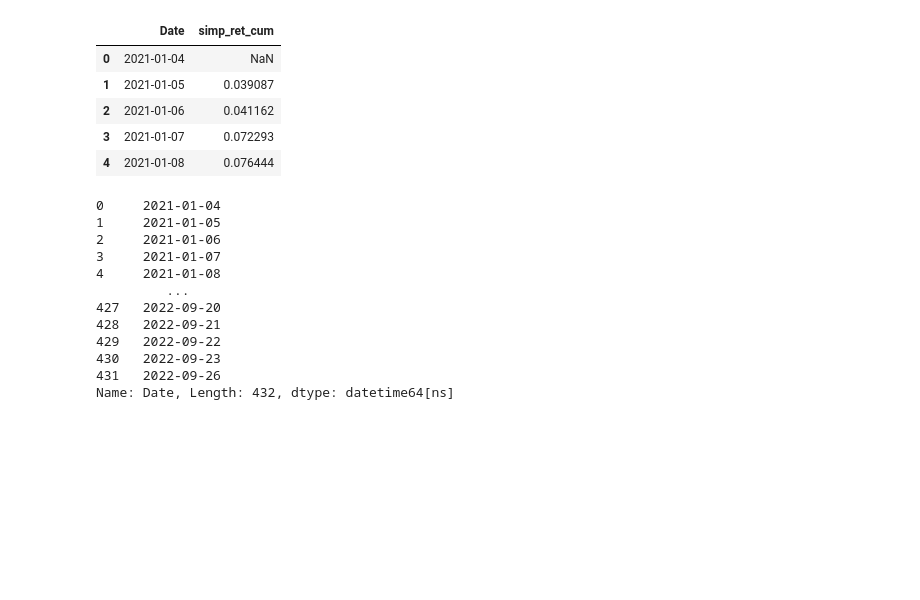
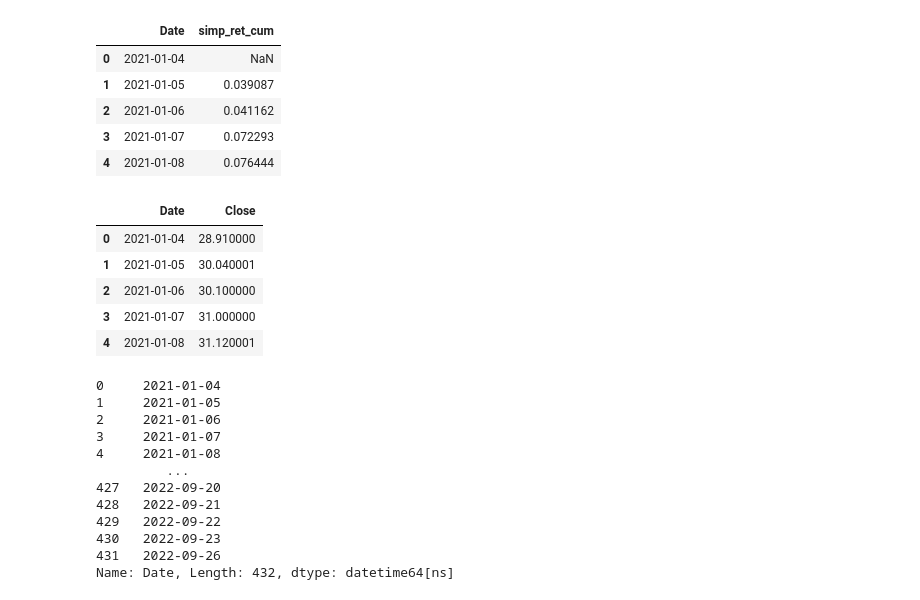
Before and after one commit to andresalerno/mercado_financeiro, a Jupyter notebook: chapter_1.ipynb, the cells around one changed output. Saved outputs shown, nothing was run; the diff lists cells and outputs as text; code cells hidden in the pictures; blank space fills up the shorter version.

```diff
--- a/chapter_1.ipynb
+++ b/chapter_1.ipynb
@@ -450,6 +450,19 @@ df_retorno.head()
 | 2 | 2021-01-06 | 0.041162 |
 | 3 | 2021-01-07 | 0.072293 |
 | 4 | 2021-01-08 | 0.076444 |
+# %%
+df_preco = pd.DataFrame(df['Close'])
+
+df_preco.reset_index(inplace=True)
+
+df_preco.head()
+# %% [output]
+|  | Date | Close |
+| 0 | 2021-01-04 | 28.910000 |
+| 1 | 2021-01-05 | 30.040001 |
+| 2 | 2021-01-06 | 30.100000 |
+| 3 | 2021-01-07 | 31.000000 |
+| 4 | 2021-01-08 | 31.120001 |
 # %%
 df_retorno['Date']
 # %% [output]
```
Also changed, not shown: parts of 1 cell of this notebook.
